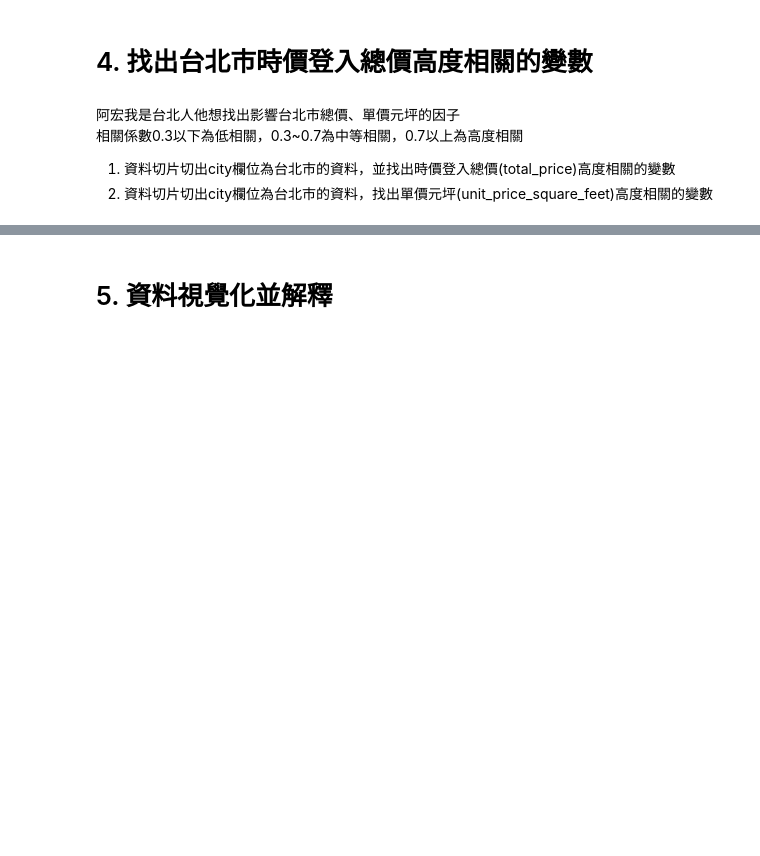
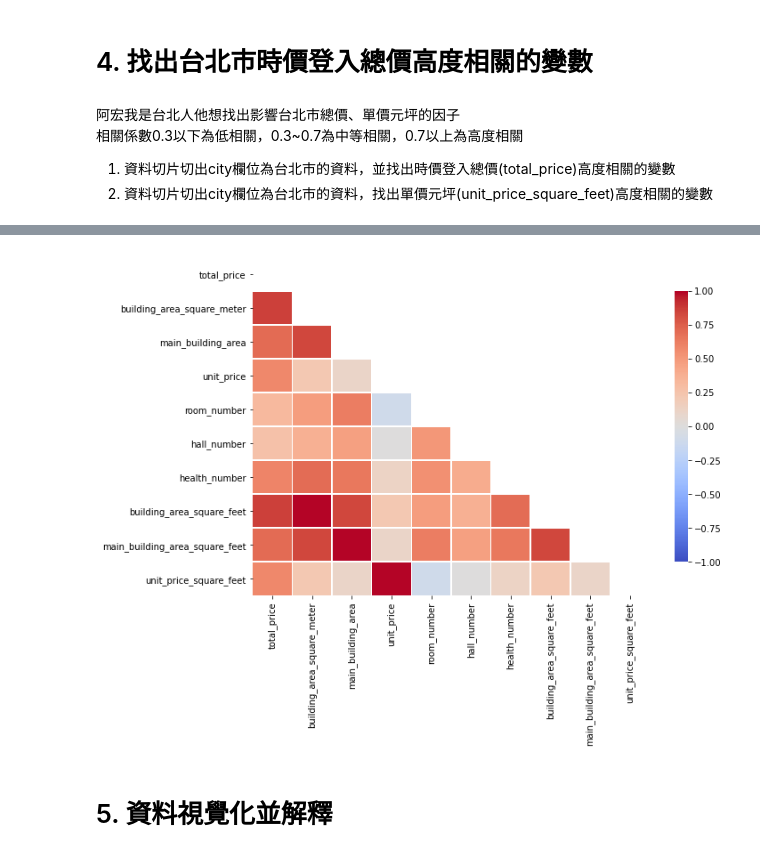
Before and after one commit to Steph958/Data-Analysis-in-60-Days, a Jupyter notebook: homework/期末專題實作(二)/不動產分析_習題.ipynb, the cells around one changed output, grey strips where cells are left out. Cells and saved outputs as stored; diff of their text form; code cells hidden in the pictures; blank space fills up the shorter version.

```diff
--- a/homework/期末專題實作(二)/不動產分析_習題.ipynb
+++ b/homework/期末專題實作(二)/不動產分析_習題.ipynb
@@ -217,5 +409,10 @@ columns_type = {'total_price': 'int','unit_price':'float','building_area_square_
 # %%
 # 建立新特徵
 # 1. 建物移轉總面積坪(building_area_square_feet) : 建物移轉總面積平方公尺*0.3025
+data['building_area_square_feet'] = data['building_area_square_meter']*0.3025
+
 # 2. 主建物面積坪(main_building_area_square_feet) : 主建物面積*0.3025
+data['main_building_area_square_feet'] = data['main_building_area']*0.3025
+
 # 3. 單價元坪(unit_price_square_feet) : 單價元平方公尺/0.3025
+data['unit_price_square_feet'] = data['unit_price']/0.3025
@@ -233,6 +462,11 @@ columns_type = {'total_price': 'int','unit_price':'float','building_area_square_
 2. 資料切片切出city欄位為台北市的資料，找出單價元坪(unit_price_square_feet)高度相關的變數
 # %%
 # 阿宏我是台北人他想找出影響台北市總價、單價元坪的因子
+
 # 1. 資料切片切出city欄位為台北市的資料，並找出時價登入總價(total_price)高度相關的變數
+# 2. 資料切片切出city欄位為台北市的資料，找出單價元坪(unit_price_square_feet)高度相關的變數
 
-# 2. 資料切片切出city欄位為台北市的資料，找出單價元坪(unit_price_square_feet)高度相關的變數
+data_alice1 = data[data['city']=='Taipei']
+price_corr = data_alice1.corr()
+
+price_corr
@@ -238,0 +485,7 @@ columns_type = {'total_price': 'int','unit_price':'float','building_area_square_
+# %%
+import numpy as np
+
+price_mask = np.zeros_like(price_corr, dtype=np.bool)   #相關係數非0者繪製熱力圖
+# https://numpy.org/doc/stable/reference/generated/numpy.zeros_like.html
+
+price_mask
@@ -238,0 +513,5 @@ columns_type = {'total_price': 'int','unit_price':'float','building_area_square_
+# %%
+price_mask[np.triu_indices_from(price_mask)] = True   #繪製下三角形的熱力圖
+# https://numpy.org/devdocs/reference/generated/numpy.triu_indices_from.html
+
+price_mask
@@ -239,3 +539,15 @@ columns_type = {'total_price': 'int','unit_price':'float','building_area_square_
+# %%
+fig, ax = plt.subplots(figsize=(10, 7))
+
+pl = sns.heatmap(price_corr,
+                 mask=price_mask,
+                 cmap= "coolwarm",
+                 vmax=1.0, vmin=-1.0, center=0, linewidths=.5,
+                 cbar_kws={"shrink": 0.8})
+
+plt.show()
+# %% [output]
+[figure, added]
 # %% [markdown]
 # 5. 資料視覺化並解釋
 # %% [markdown]
```
Also changed, not shown: parts of 30 cells of this notebook, 1 other file.
